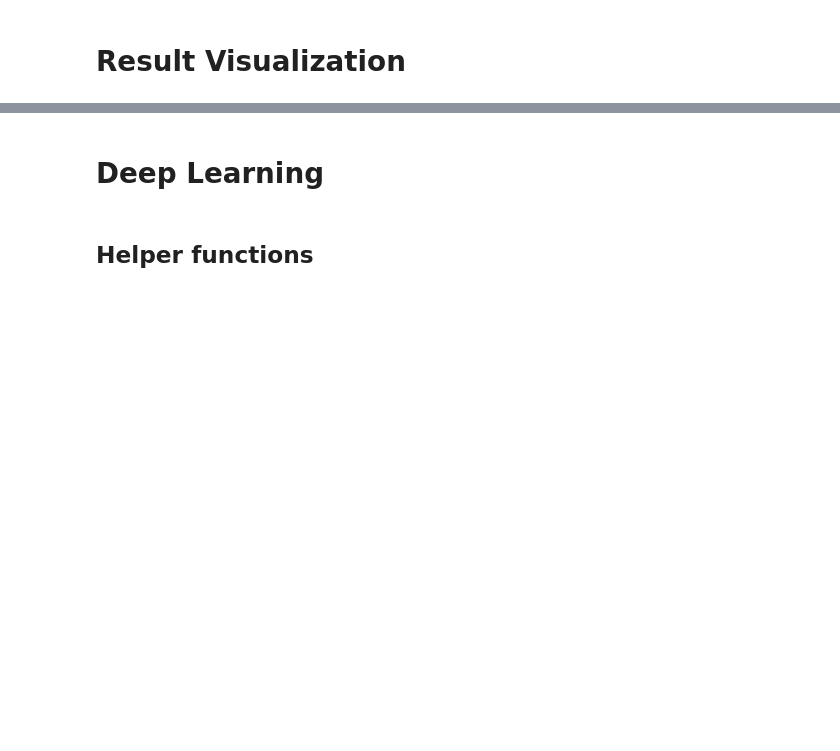
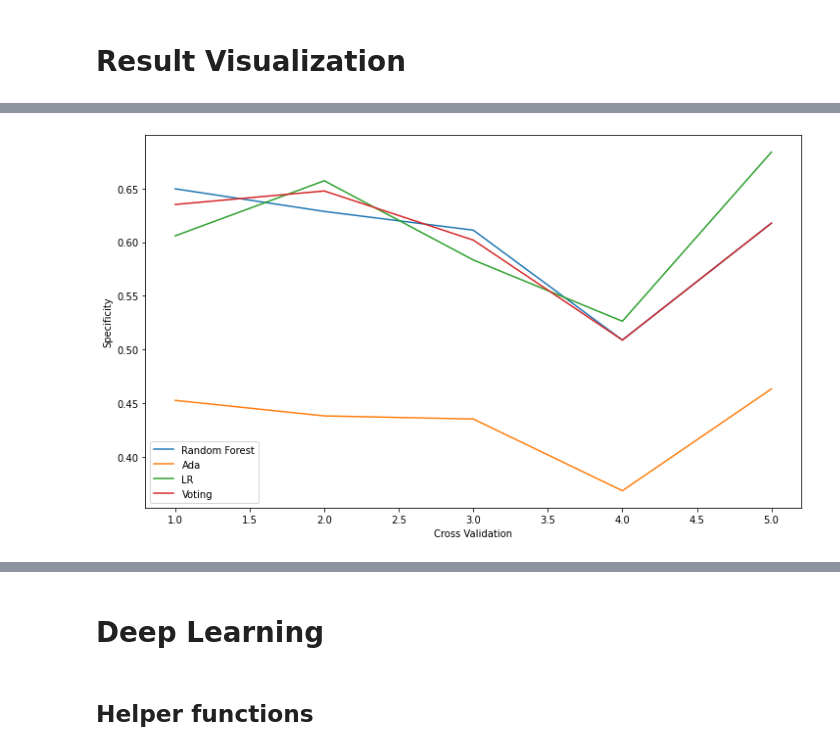
Before and after one commit to GYIKOO/UCIMLHackathon21, a Jupyter notebook: RelationPrediction.ipynb, the cells around one changed output, grey strips where cells are left out. Cells and saved outputs as stored; diff of their text form; code cells hidden in the pictures; blank space fills up the shorter version.

```diff
--- a/RelationPrediction.ipynb
+++ b/RelationPrediction.ipynb
@@ -630,2 +625,11 @@ df = pd.DataFrame({'Classifier':clf,
+# %%
+f, a = plt.subplots(1,1,figsize=(12,7))
+f = sns.lineplot(x='CV',y='Sensitivity',hue='Classifier',data=df)
+plt.ylabel('Specificity')
+plt.xlabel('Cross Validation')
+plt.legend()
+plt.show()
+# %% [output]
+[figure, added]
 # %%
 f, a = plt.subplots(1,1,figsize=(12,7))
```
Also changed, not shown: parts of 21 cells of this notebook.
